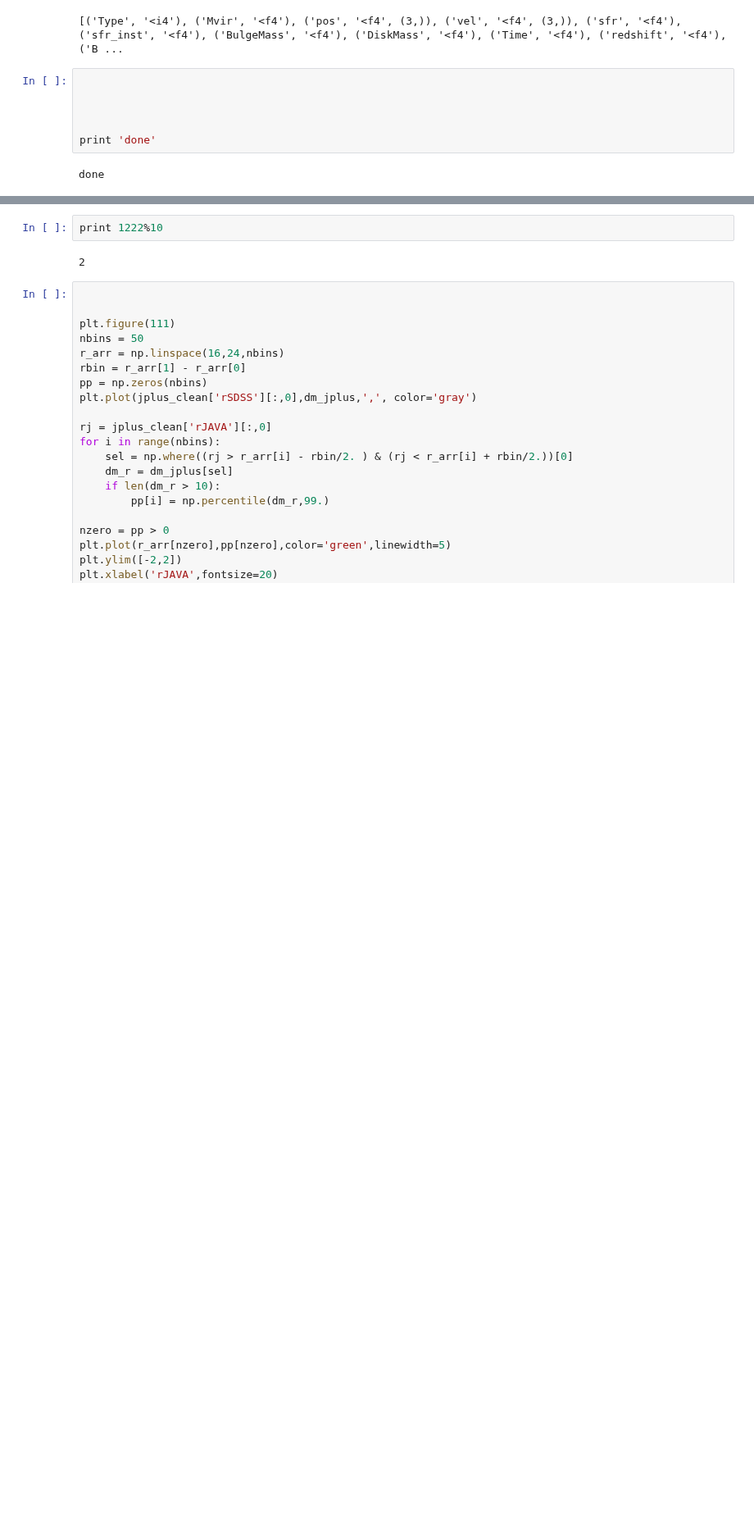
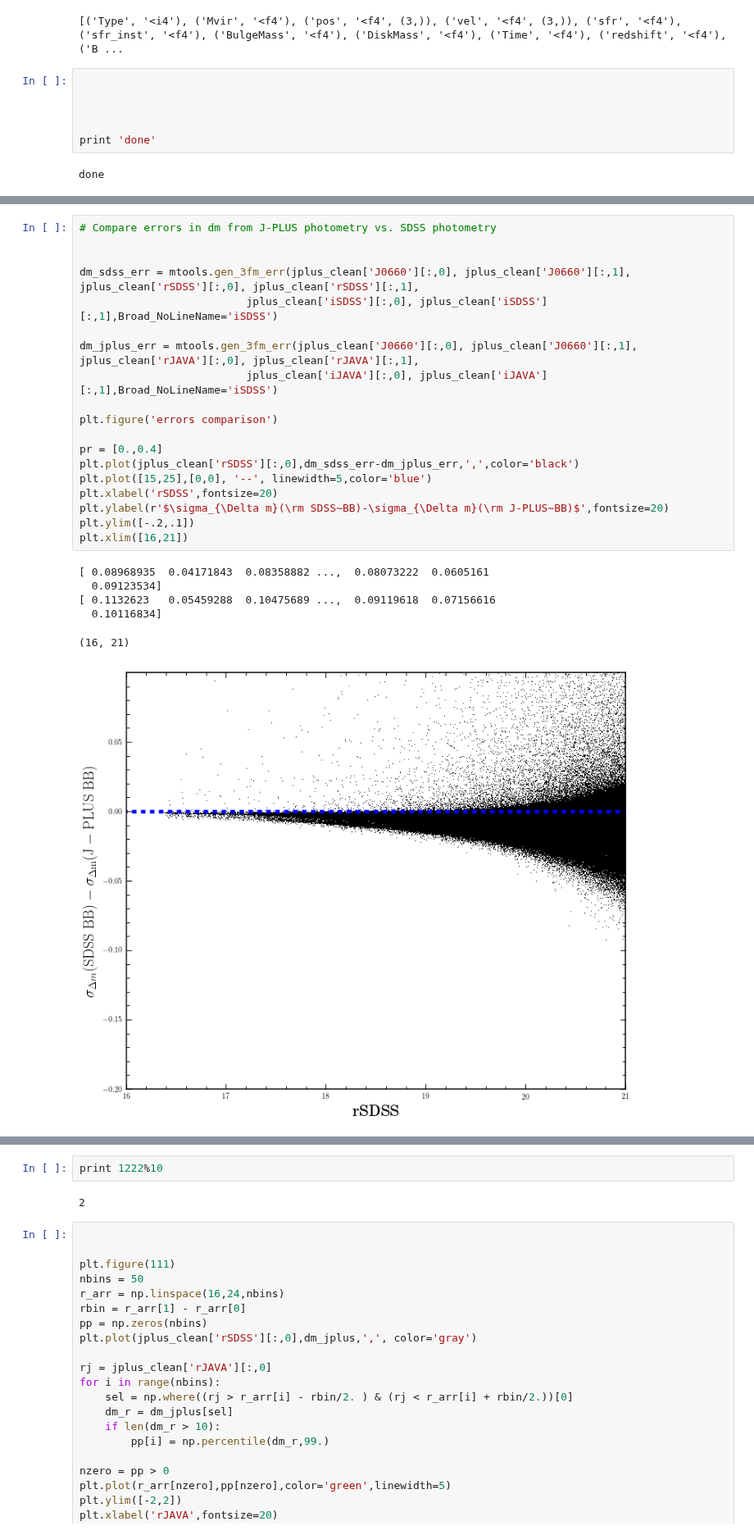
Before and after one commit to aaorsi/ELG_analysis, a Jupyter notebook: ELGs_from_mocks.ipynb, the cells around one changed output, grey strips where cells are left out. Shown at 82% size. Saved outputs shown, nothing was run; the diff lists cells and outputs as text; blank space fills up the shorter version.

```diff
--- a/ELGs_from_mocks.ipynb
+++ b/ELGs_from_mocks.ipynb
@@ -470,3 +845,29 @@ plt.show()
+# %%
+# Compare errors in dm from J-PLUS photometry vs. SDSS photometry
+
+
+dm_sdss_err = mtools.gen_3fm_err(jplus_clean['J0660'][:,0], jplus_clean['J0660'][:,1], jplus_clean['rSDSS'][:,0], jplus_clean['rSDSS'][:,1],
+                          jplus_clean['iSDSS'][:,0], jplus_clean['iSDSS'][:,1],Broad_NoLineName='iSDSS')
+
+dm_jplus_err = mtools.gen_3fm_err(jplus_clean['J0660'][:,0], jplus_clean['J0660'][:,1], jplus_clean['rJAVA'][:,0], jplus_clean['rJAVA'][:,1],
+                          jplus_clean['iJAVA'][:,0], jplus_clean['iJAVA'][:,1],Broad_NoLineName='iSDSS')
+
+plt.figure('errors comparison')
+
+pr = [0.,0.4]
+plt.plot(jplus_clean['rSDSS'][:,0],dm_sdss_err-dm_jplus_err,',',color='black')
+plt.plot([15,25],[0,0], '--', linewidth=5,color='blue')
+plt.xlabel('rSDSS',fontsize=20)
+plt.ylabel(r'$\sigma_{\Delta m}(\rm SDSS~BB)-\sigma_{\Delta m}(\rm J-PLUS~BB)$',fontsize=20)
+plt.ylim([-.2,.1])
+plt.xlim([16,21])
+# %% [output]
+[ 0.08968935  0.04171843  0.08358882 ...,  0.08073222  0.0605161
+  0.09123534]
+[ 0.1132623   0.05459288  0.10475689 ...,  0.09119618  0.07156616
+  0.10116834]
+(16, 21)
+[figure, added]
 # %%
 reload(mtools)
 
```
Also changed, not shown: parts of 18 cells of this notebook, 3 other files.
